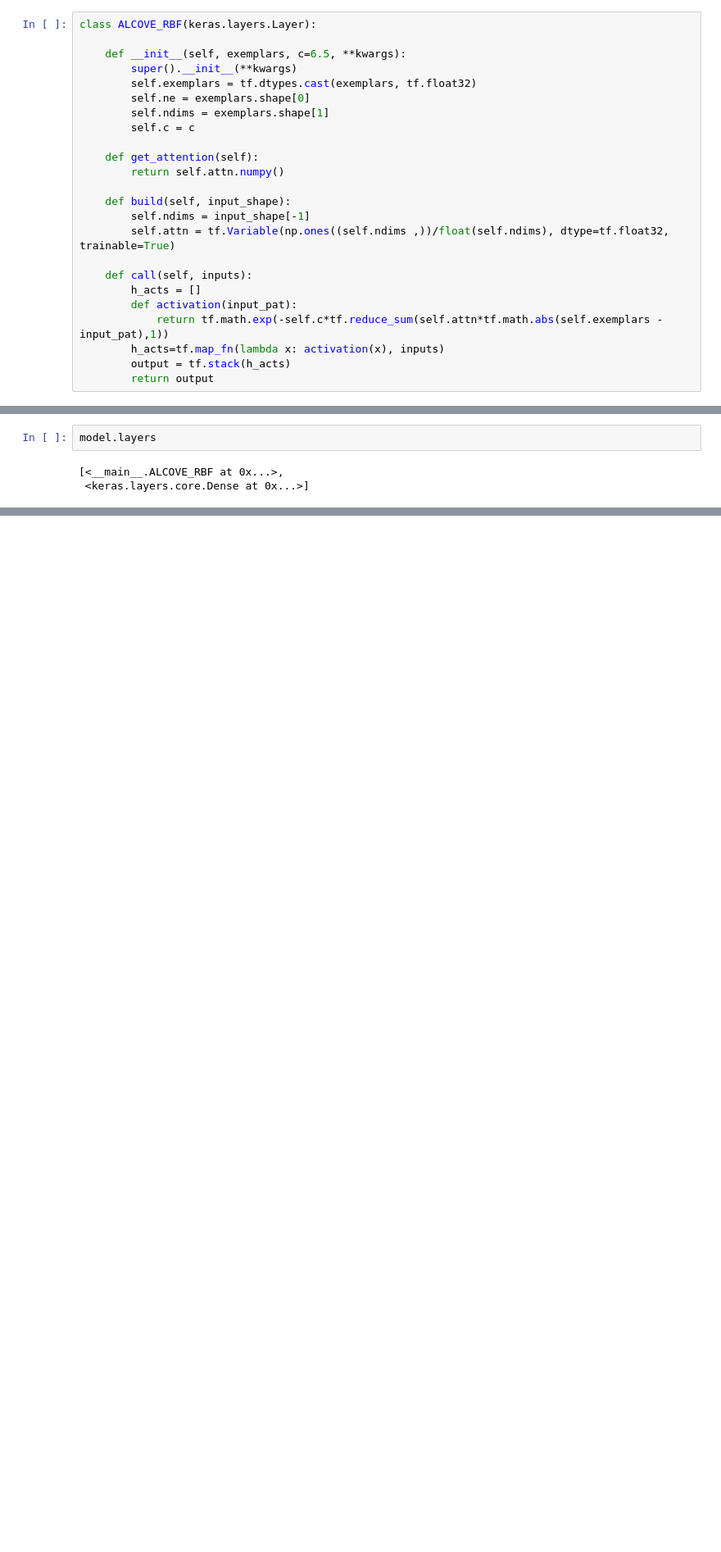
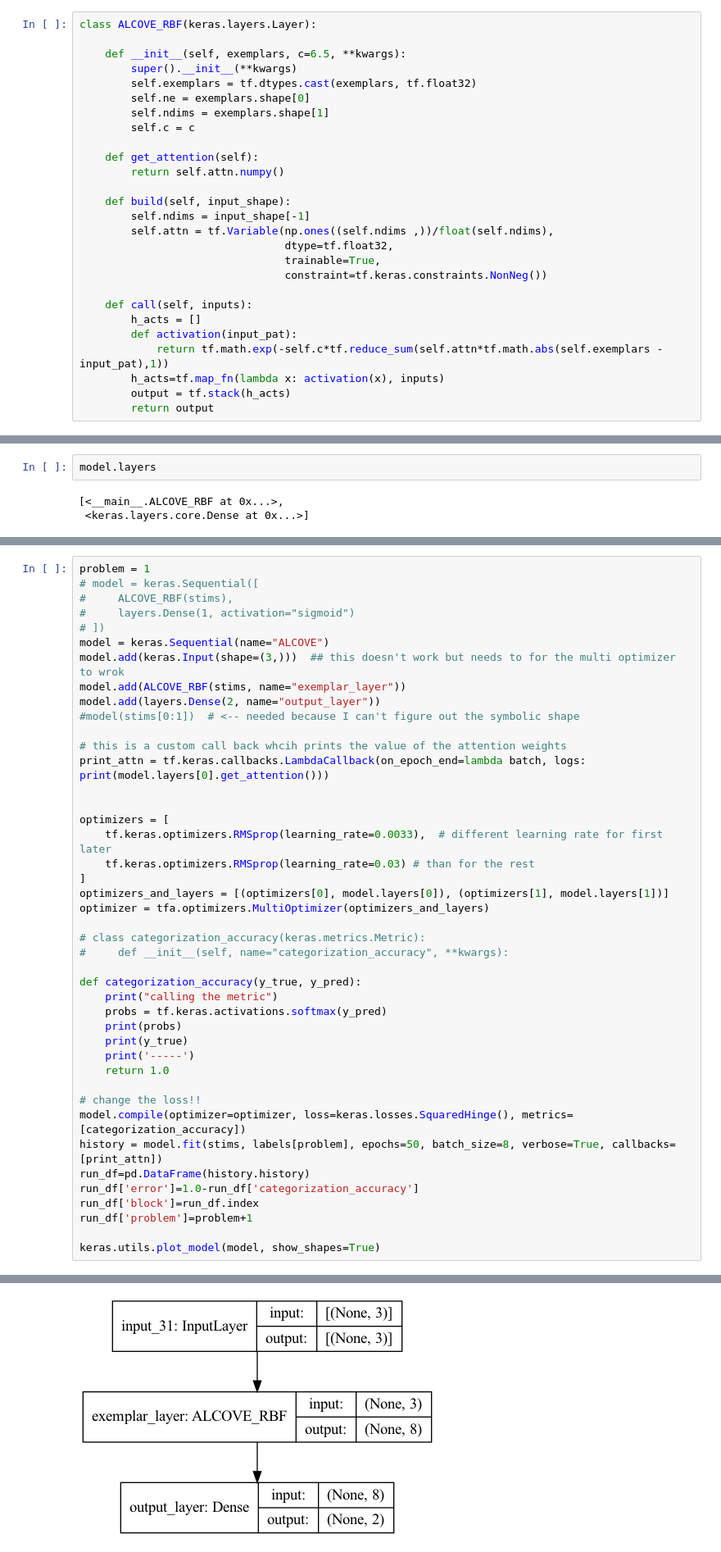
Before and after one commit to gureckis/keras_alcove, a Jupyter notebook: alcove_shj.ipynb, the cells around one changed output, grey strips where cells are left out. Shown: that part at 82% size. Saved outputs shown, nothing was run; the diff lists cells and outputs as text; blank space fills up the shorter version.

```diff
--- a/alcove_shj.ipynb
+++ b/alcove_shj.ipynb
@@ -173,7 +173,10 @@ class ALCOVE_RBF(keras.layers.Layer):
 
     def build(self, input_shape):
         self.ndims = input_shape[-1]
-        self.attn = tf.Variable(np.ones((self.ndims ,))/float(self.ndims), dtype=tf.float32, trainable=True)
+        self.attn = tf.Variable(np.ones((self.ndims ,))/float(self.ndims),
+                                dtype=tf.float32,
+                                trainable=True,
+                                constraint=tf.keras.constraints.NonNeg())
 
     def call(self, inputs):
         h_acts = []
@@ -274,0 +256,44 @@ model.layers
+# %%
+problem = 1
+# model = keras.Sequential([
+#     ALCOVE_RBF(stims),
+#     layers.Dense(1, activation="sigmoid")
+# ])
+model = keras.Sequential(name="ALCOVE")
+model.add(keras.Input(shape=(3,)))  ## this doesn't work but needs to for the multi optimizer to wrok
+model.add(ALCOVE_RBF(stims, name="exemplar_layer"))
+model.add(layers.Dense(2, name="output_layer"))
+#model(stims[0:1])  # <-- needed because I can't figure out the symbolic shape
+
+# this is a custom call back whcih prints the value of the attention weights
+print_attn = tf.keras.callbacks.LambdaCallback(on_epoch_end=lambda batch, logs: print(model.layers[0].get_attention()))
+
+
+optimizers = [
+    tf.keras.optimizers.RMSprop(learning_rate=0.0033),  # different learning rate for first later
+    tf.keras.optimizers.RMSprop(learning_rate=0.03) # than for the rest
+]
+optimizers_and_layers = [(optimizers[0], model.layers[0]), (optimizers[1], model.layers[1])]
+optimizer = tfa.optimizers.MultiOptimizer(optimizers_and_layers)
+
+# class categorization_accuracy(keras.metrics.Metric):
+#     def __init__(self, name="categorization_accuracy", **kwargs):
+
+def categorization_accuracy(y_true, y_pred):
+    print("calling the metric")
+    probs = tf.keras.activations.softmax(y_pred)
+    print(probs)
+    print(y_true)
+    print('-----')
+    return 1.0
+
+# change the loss!!
+model.compile(optimizer=optimizer, loss=keras.losses.SquaredHinge(), metrics=[categorization_accuracy])
+history = model.fit(stims, labels[problem], epochs=50, batch_size=8, verbose=True, callbacks=[print_attn])
+run_df=pd.DataFrame(history.history)
+run_df['error']=1.0-run_df['categorization_accuracy']
+run_df['block']=run_df.index
+run_df['problem']=problem+1
+
+keras.utils.plot_model(model, show_shapes=True)
+# %% [output]
@@ -274,0 +317 @@ model.layers
+[figure, added]
```
Also changed, not shown: parts of 4 cells of this notebook, 1 other file.
